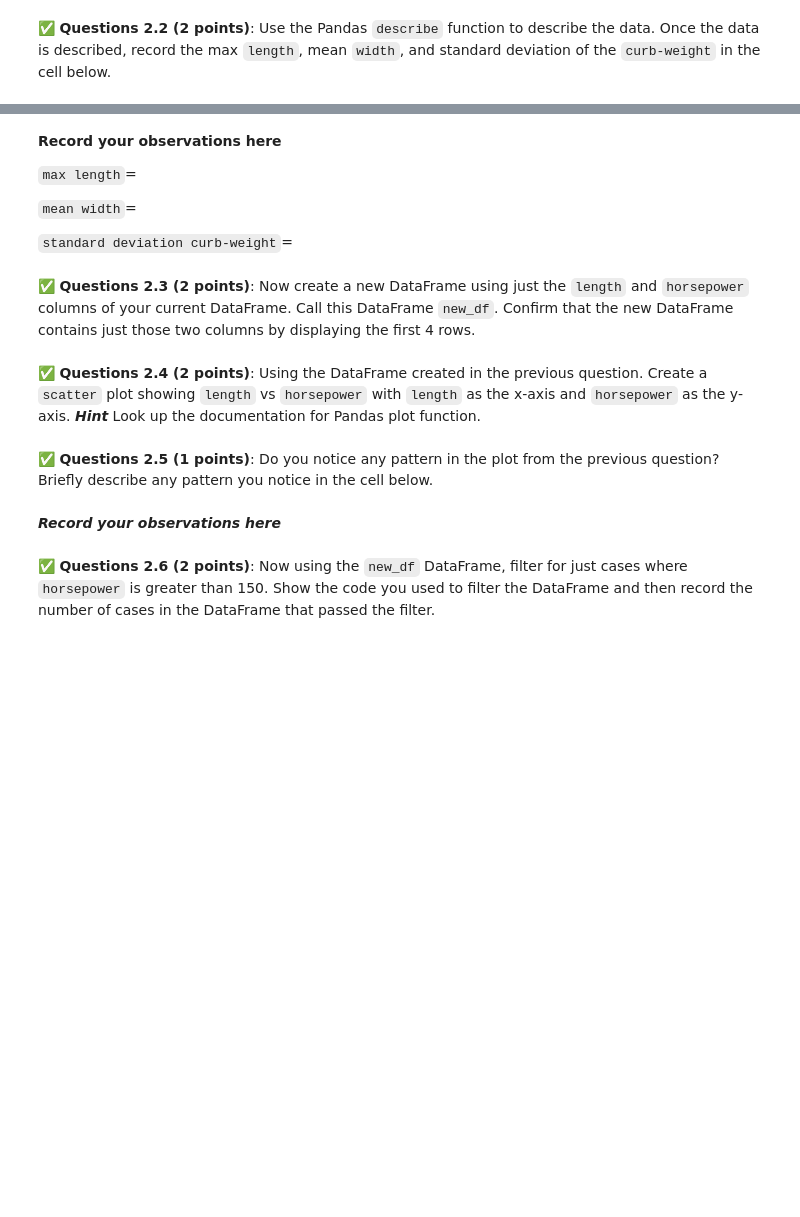
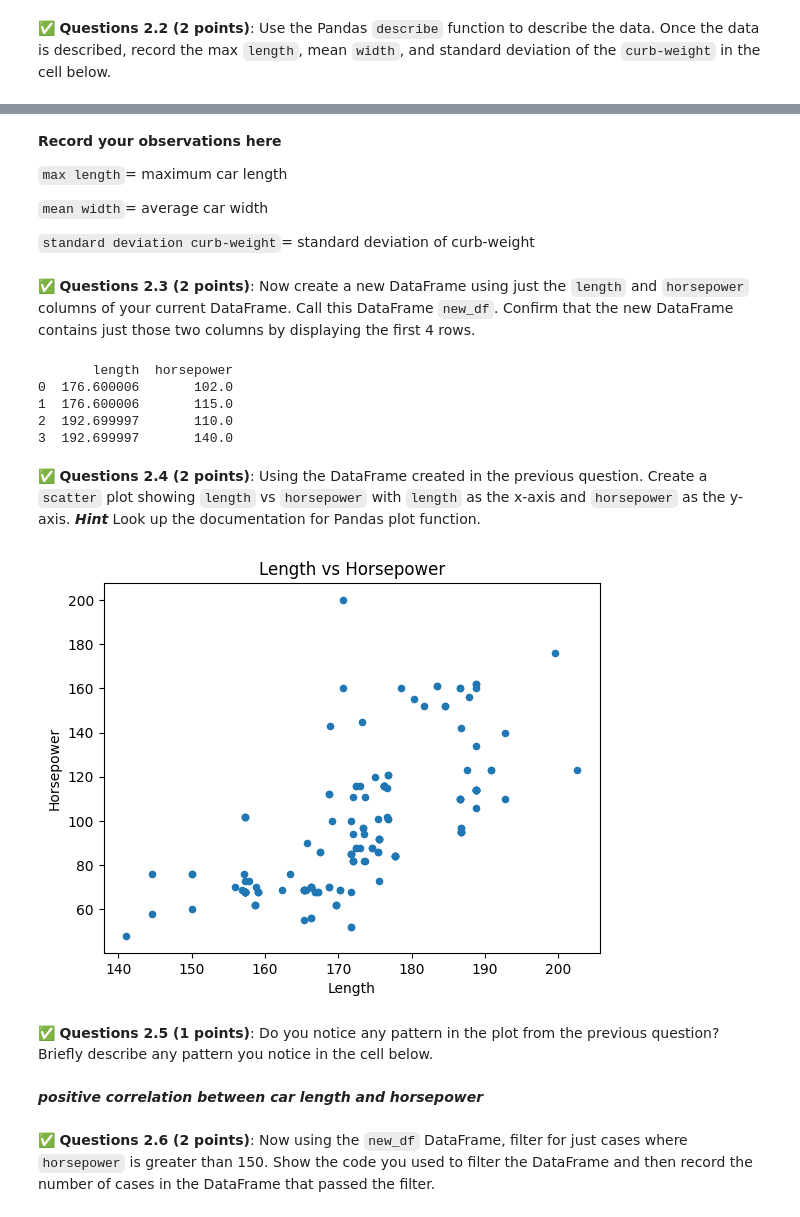
Before and after one commit to Rockypei/CMSE202-f25-turnin, a Jupyter notebook: HW-01_GitPracticeDebuggingPythonPackagesAndClasses-STUDENT.ipynb, the cells around one changed output, grey strips where cells are left out. Saved outputs shown, nothing was run; the diff lists cells and outputs as text; code cells hidden in the pictures; blank space fills up the shorter version.

```diff
--- a/HW-01_GitPracticeDebuggingPythonPackagesAndClasses-STUDENT.ipynb
+++ b/HW-01_GitPracticeDebuggingPythonPackagesAndClasses-STUDENT.ipynb
@@ -138,3 +139,6 @@ In this section, you will practice reading in a data set using with Pandas and u
 import pandas as pd
 # %% [markdown]
 &#9989; **Questions 2.1 (2 points)**: Use Pandas to load in the `auto_price.csv` file as a DataFrame and then display the first 10 lines of the file. You can download the file using curl with https://raw.githubusercontent.com/hoolagans/CMSE202_FS24/main/auto_price.csv.
+# %%
+!curl -O https://raw.githubusercontent.com/hoolagans/CMSE202_FS24/main/auto_price.csv
+df = pd.read_csv("auto_price.csv")
@@ -143,18 +180,35 @@ import pandas as pd
 # %% [markdown]
 **Record your observations here**
 
-`max length`=
+`max length`=  maximum car length
 
-`mean width`=
+`mean width`=  average car width
 
-`standard deviation curb-weight`=
+`standard deviation curb-weight`= standard deviation of curb-weight
 # %% [markdown]
 &#9989; **Questions 2.3 (2 points)**: Now create a new DataFrame using just the `length` and `horsepower` columns of your current DataFrame. Call this DataFrame `new_df`. Confirm that the new DataFrame contains just those two columns by displaying the first 4 rows.
+# %%
+new_df = df[['length', 'horsepower']]
+print(new_df.head(4))
+# %% [output]
+       length  horsepower
+0  176.600006       102.0
+1  176.600006       115.0
+2  192.699997       110.0
+3  192.699997       140.0
 # %% [markdown]
 &#9989; **Questions 2.4 (2 points)**: Using the DataFrame created in the previous question. Create a `scatter` plot showing `length` vs `horsepower` with `length` as the x-axis and `horsepower` as the y-axis. ***Hint*** Look up the documentation for Pandas plot function.
+# %%
+import matplotlib.pyplot as plt
+new_df.plot(kind='scatter', x='length', y='horsepower', title='Length vs Horsepower')
+plt.xlabel('Length')
+plt.ylabel('Horsepower')
+plt.show()
+# %% [output]
+[figure, added]
 # %% [markdown]
 &#9989; **Questions 2.5 (1 points)**: Do you notice any pattern in the plot from the previous question? Briefly describe any pattern you notice in the cell below.
-# %% [markdown]
-***Record your observations here***
+# %% [markdown]
+***positive correlation between car length and horsepower***
 # %% [markdown]
 &#9989; **Questions 2.6 (2 points)**: Now using the `new_df` DataFrame, filter for just cases where `horsepower` is greater than 150. Show the code you used to filter the DataFrame and then record the number of cases in the DataFrame that passed the filter.
```
Also changed, not shown: parts of 7 cells of this notebook.
